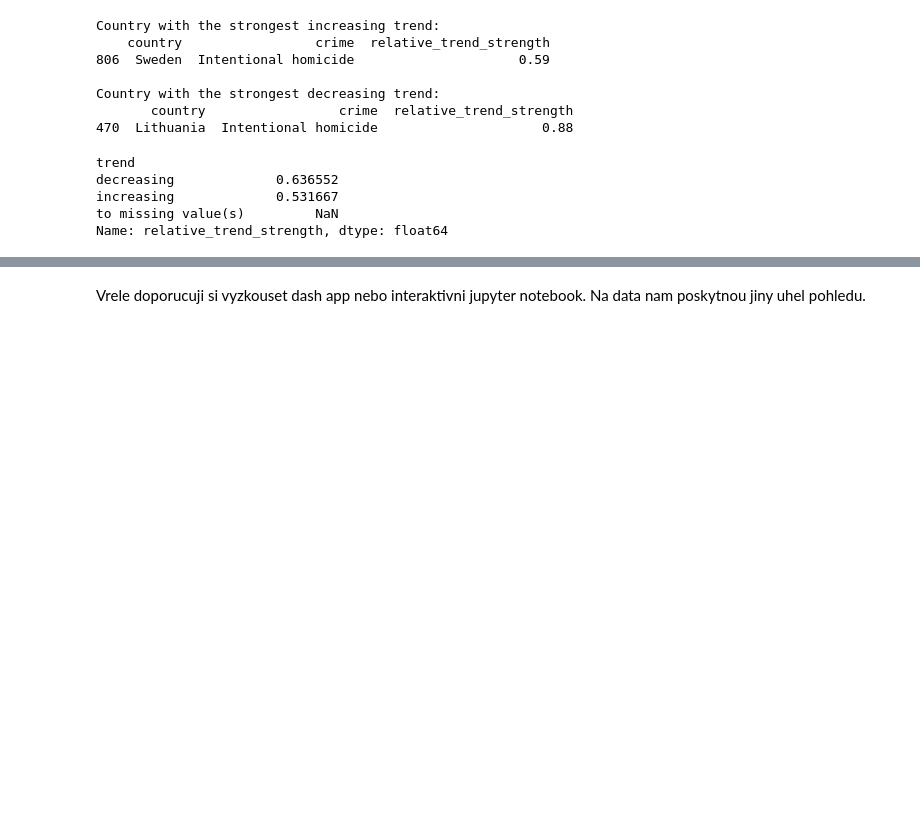
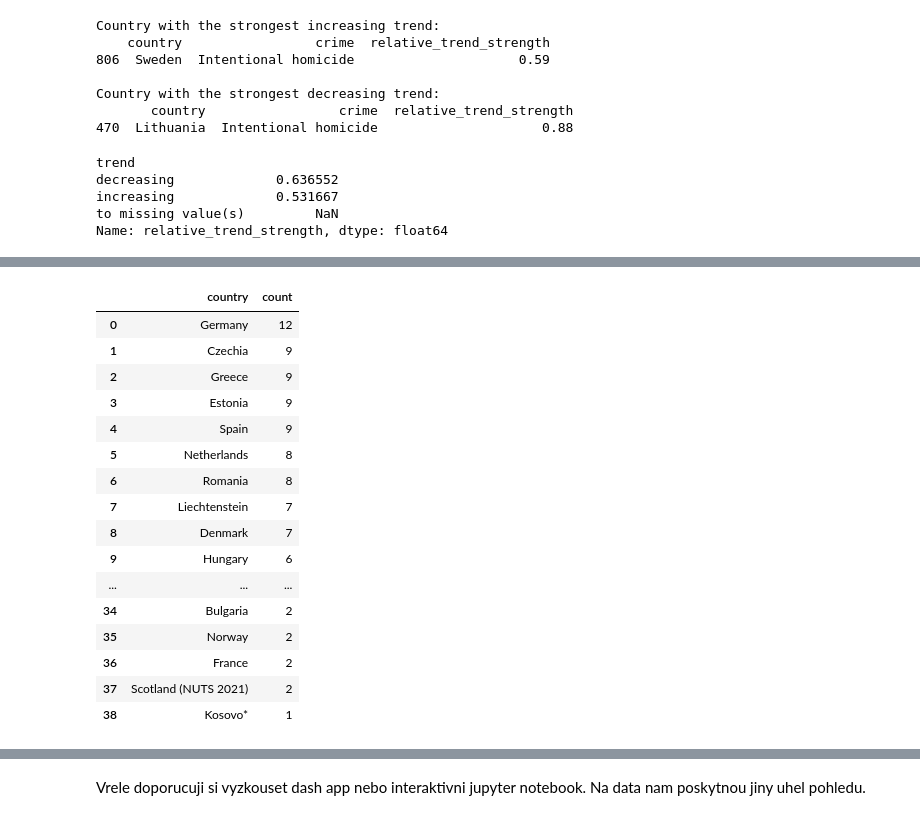
Before and after one commit to klbek/Analysis-of-Crime-in-the-EU, a Jupyter notebook: notebooks/summarized_crime_info.ipynb, the cells around one changed output, grey strips where cells are left out. Drawn from its saved outputs; the diff is of its cells as text; code cells hidden in the pictures; blank space fills up the shorter version.

```diff
--- a/notebooks/summarized_crime_info.ipynb
+++ b/notebooks/summarized_crime_info.ipynb
@@ -228,0 +253,20 @@ Name: relative_trend_strength, dtype: float64
+# %%
+suspicious_df['country'].value_counts().reset_index()
+# %% [output]
+|  | country | count |
+| 0 | Germany | 12 |
+| 1 | Czechia | 9 |
+| 2 | Greece | 9 |
+| 3 | Estonia | 9 |
+| 4 | Spain | 9 |
+| 5 | Netherlands | 8 |
+| 6 | Romania | 8 |
+| 7 | Liechtenstein | 7 |
+| 8 | Denmark | 7 |
+| 9 | Hungary | 6 |
+| ... | ... | ... |
+| 34 | Bulgaria | 2 |
+| 35 | Norway | 2 |
+| 36 | France | 2 |
+| 37 | Scotland (NUTS 2021) | 2 |
+| 38 | Kosovo* | 1 |
```
Also changed, not shown: parts of 4 cells of this notebook.
